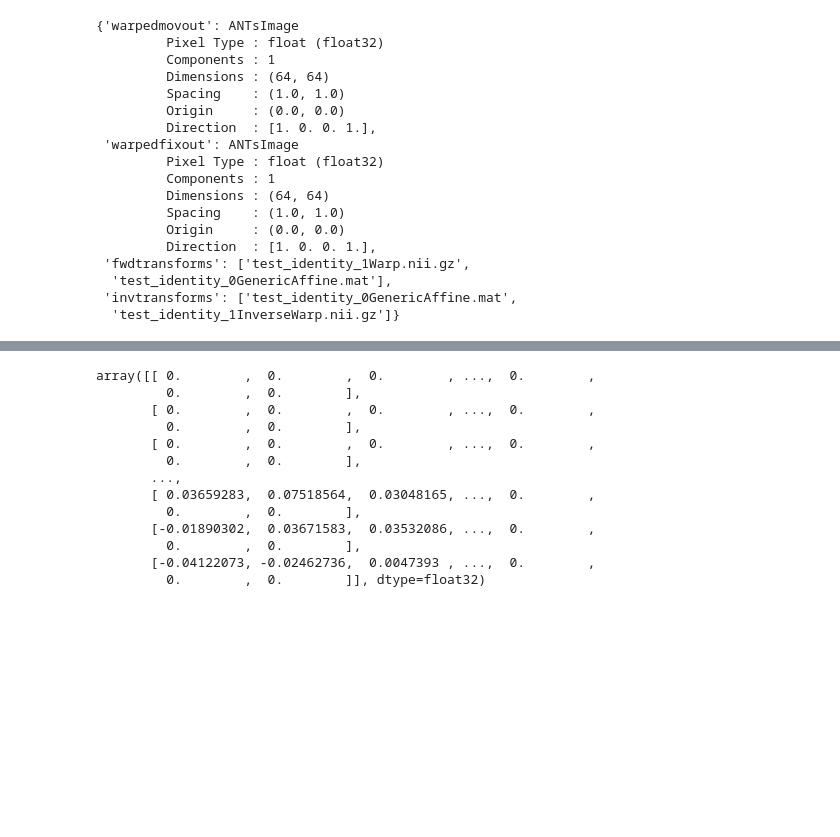
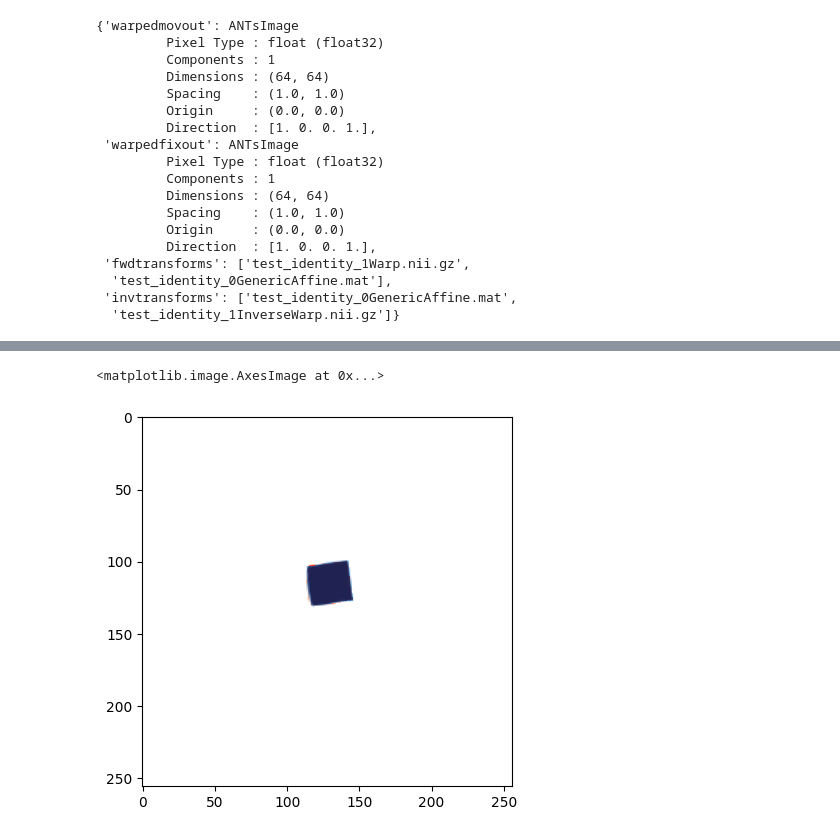
Before and after one commit to neuralabc/microscopy_scripts, a Jupyter notebook: scripts/2023_11_reg_testing.ipynb, the cells around one changed output, grey strips where cells are left out. Drawn from its saved outputs; the diff is of its cells as text; code cells hidden in the pictures; blank space fills up the shorter version.

```diff
--- a/scripts/2023_11_reg_testing.ipynb
+++ b/scripts/2023_11_reg_testing.ipynb
@@ -375,16 +319,39 @@ plt.imshow(slices[27].numpy(),cmap='grey')
 # %%
-intermediate_img
+# Load images using ANTs
+pre_img = save_temp_image(slices[25])  # 4th slice as pre-image
+post_img = save_temp_image(slices[27])  # 5th slice as post-image
+pre_ants = ants.image_read(pre_img)
+post_ants = ants.image_read(post_img)
+
+avg_d = (pre_ants.numpy()+post_ants.numpy())/2 #this is a terrible average but we need to start somewhere
+# Convert the data array to an ANTs image
+new_image = ants.from_numpy(avg_d)
+# Set the spatial information (origin, spacing, direction) from the reference image
+new_image.set_origin(pre_ants.origin)
+new_image.set_spacing(pre_ants.spacing)
+new_image.set_direction(pre_ants.direction)
+
+# Step 1: Perform rigid registration from pre to post slice and post to pre slice
+pre_to_post_rigid = ants.registration(fixed=new_image, moving=pre_ants, type_of_transform='Rigid')
+post_to_pre_rigid = ants.registration(fixed=new_image, moving=post_ants, type_of_transform='Rigid')
+# pre_aligned = pre_to_post_rigid['warpedmovout']
+# post_aligned = post_to_pre_rigid['warpedmovout']
+# pre_aligned = ants.apply_transforms(fixed=post_ants, moving=pre_ants, transformlist=pre_to_post_rigid['fwdtransforms'])
+# post_aligned = ants.apply_transforms(fixed=pre_ants, moving=post_ants, transformlist=post_to_pre_rigid['fwdtransforms'])
+
+pre_to_post_nonlin = ants.registration(fixed=new_image, moving=pre_ants, type_of_transform='SyNOnly',
+                                    initial_transform=pre_to_post_rigid['fwdtransforms'])
+post_to_pre_nonlin = ants.registration(fixed=new_image, moving=post_ants, type_of_transform='SyNOnly',
+                                    initial_transform=post_to_pre_rigid['fwdtransforms'])
+
+# pre = pre_ants.numpy() #pre_to_post_nonlin['warpedfixout'].numpy()
+# post = post_ants.numpy() #post_to_pre_nonlin['warpedfixout'].numpy()
+pre = pre_to_post_nonlin['warpedmovout'].numpy()
+post =post_to_pre_nonlin['warpedmovout'].numpy()
+pre[pre==0]=np.nan
+post[post==0]=np.nan
+plt.imshow(pre,cmap='Reds')
+plt.imshow(post,cmap='Blues',alpha=.75)
 # %% [output]
-array([[ 0.        ,  0.        ,  0.        , ...,  0.        ,
-         0.        ,  0.        ],
-       [ 0.        ,  0.        ,  0.        , ...,  0.        ,
-         0.        ,  0.        ],
-       [ 0.        ,  0.        ,  0.        , ...,  0.        ,
-         0.        ,  0.        ],
-       ...,
-       [ 0.03659283,  0.07518564,  0.03048165, ...,  0.        ,
-         0.        ,  0.        ],
-       [-0.01890302,  0.03671583,  0.03532086, ...,  0.        ,
-         0.        ,  0.        ],
-       [-0.04122073, -0.02462736,  0.0047393 , ...,  0.        ,
-         0.        ,  0.        ]], dtype=float32)
+<matplotlib.image.AxesImage at 0x...>
+[figure, added]
```
Also changed, not shown: parts of 11 cells of this notebook.
